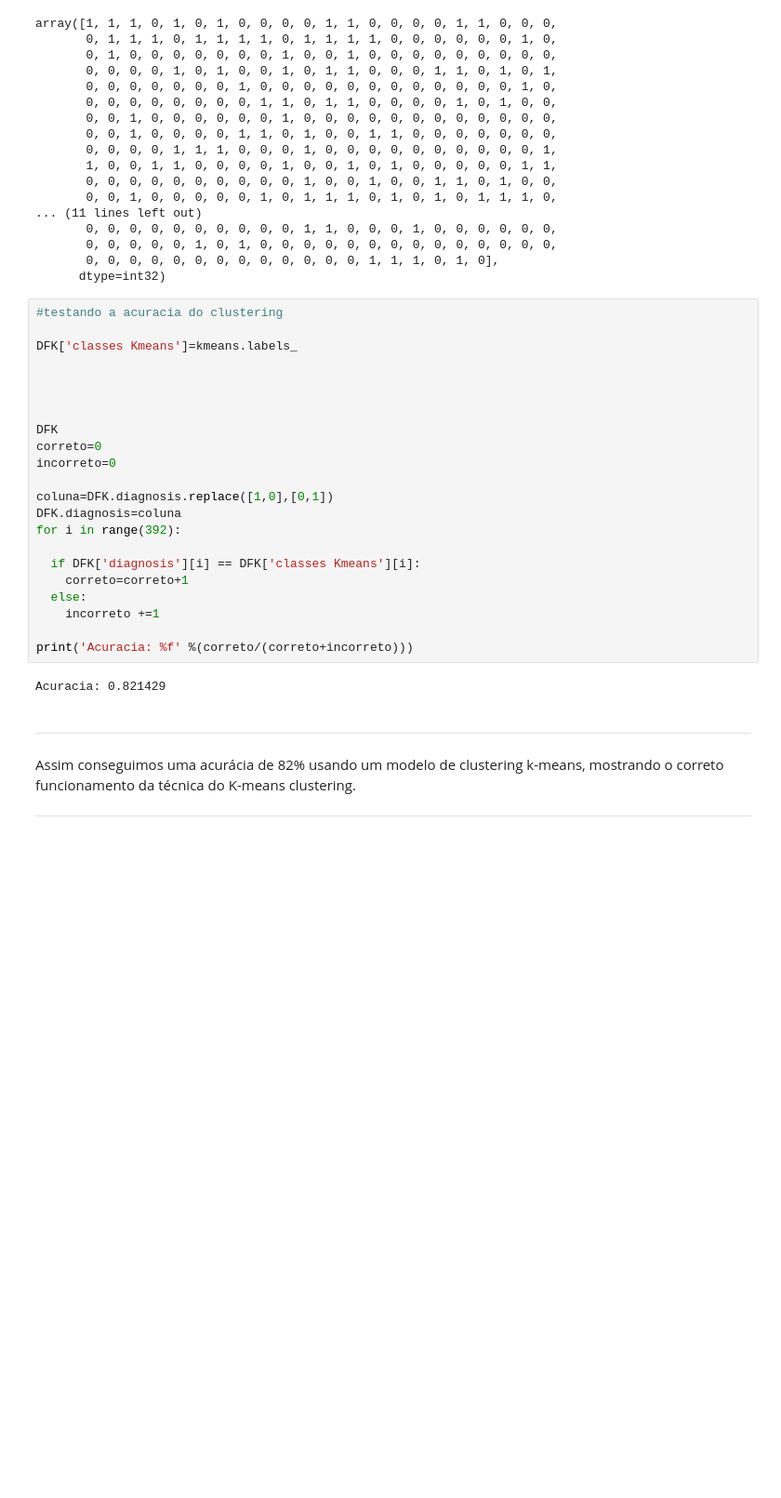
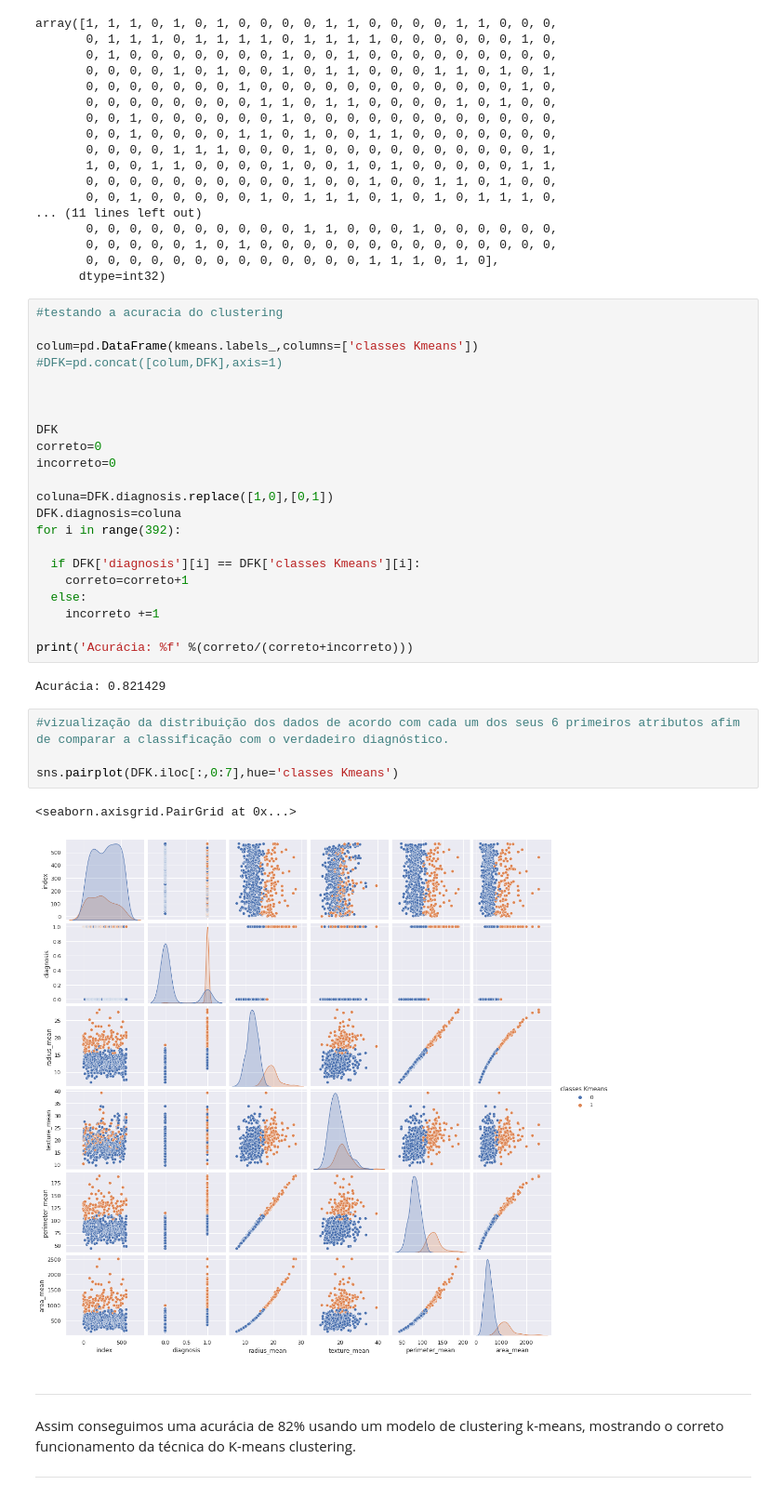
Before and after one commit to Paulinho-Guinancio/Trainee_CIS, a Jupyter notebook: Part1_Part2CIS.ipynb, the cells around one changed output. Shown at 93% size. Drawn from its saved outputs; the diff is of its cells as text; blank space fills up the shorter version.

```diff
--- a/Part1_Part2CIS.ipynb
+++ b/Part1_Part2CIS.ipynb
@@ -1153,8 +1147,8 @@ array([1, 1, 1, 0, 1, 0, 1, 0, 0, 0, 0, 1, 1, 0, 0, 0, 0, 1, 1, 0, 0, 0,
 # %%
 #testando a acuracia do clustering
 
-DFK['classes Kmeans']=kmeans.labels_
-
+colum=pd.DataFrame(kmeans.labels_,columns=['classes Kmeans'])
+#DFK=pd.concat([colum,DFK],axis=1)
 
 
 
@@ -1171,9 +1165,16 @@ for i in range(392):
   else:
     incorreto +=1
 
-print('Acuracia: %f' %(correto/(correto+incorreto)))
+print('Acurácia: %f' %(correto/(correto+incorreto)))
 # %% [output]
-Acuracia: 0.821429
+Acurácia: 0.821429
+# %%
+#vizualização da distribuição dos dados de acordo com cada um dos seus 6 primeiros atributos afim de comparar a classificação com o verdadeiro diagnóstico.
+
+sns.pairplot(DFK.iloc[:,0:7],hue='classes Kmeans')
+# %% [output]
+<seaborn.axisgrid.PairGrid at 0x...>
+[figure, added]
 # %% [markdown]
 
 
```
Also changed, not shown: parts of 6 cells of this notebook.
